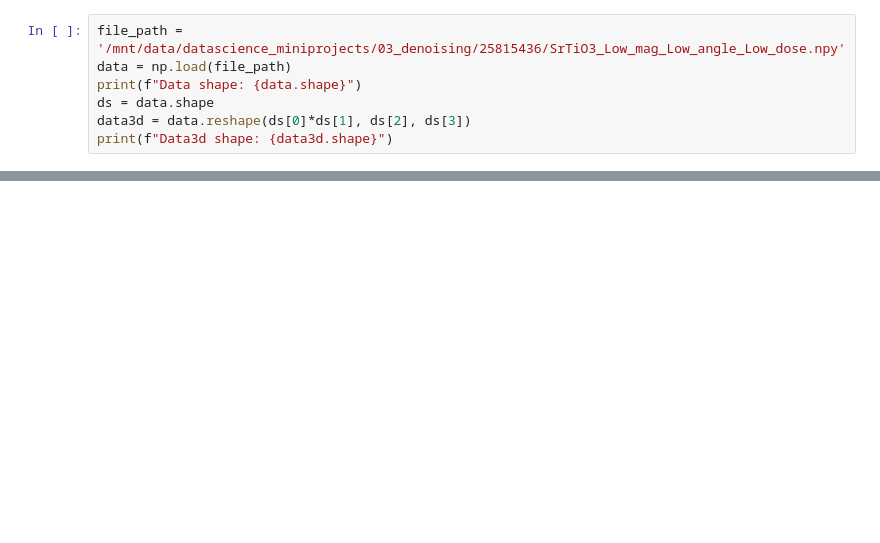
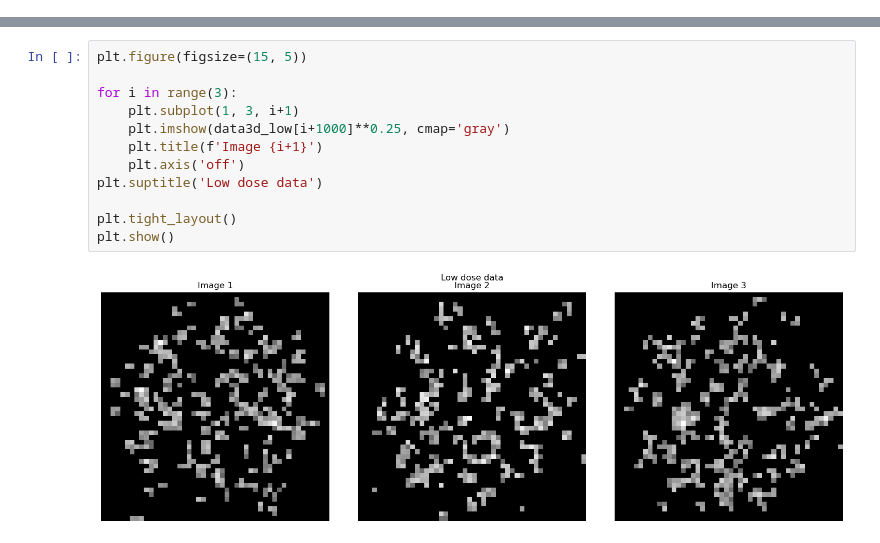
Before and after one commit to ECLIPSE-Lab/DataScienceForElectronMicroscopy, a Jupyter notebook: notebooks/X3_denoising.out.ipynb, the cells around one changed output, grey strips where cells are left out. Saved outputs shown, nothing was run; the diff lists cells and outputs as text; blank space fills up the shorter version.

```diff
--- a/notebooks/X3_denoising.out.ipynb
+++ b/notebooks/X3_denoising.out.ipynb
@@ -14,7 +21,0 @@ import torch as th
-# %%
-file_path = '/mnt/data/datascience_miniprojects/03_denoising/25815436/SrTiO3_Low_mag_Low_angle_Low_dose.npy'
-data = np.load(file_path)
-print(f"Data shape: {data.shape}")
-ds = data.shape
-data3d = data.reshape(ds[0]*ds[1], ds[2], ds[3])
-print(f"Data3d shape: {data3d.shape}")
@@ -44,0 +91,14 @@ data3dt /= data3dt.max()
+# %%
+plt.figure(figsize=(15, 5))
+
+for i in range(3):
+    plt.subplot(1, 3, i+1)
+    plt.imshow(data3d_low[i+1000]**0.25, cmap='gray')
+    plt.title(f'Image {i+1}')
+    plt.axis('off')
+plt.suptitle('Low dose data')
+
+plt.tight_layout()
+plt.show()
+# %% [output]
+[figure, added]
```
Also changed, not shown: parts of 10 cells of this notebook, 53 other files.
